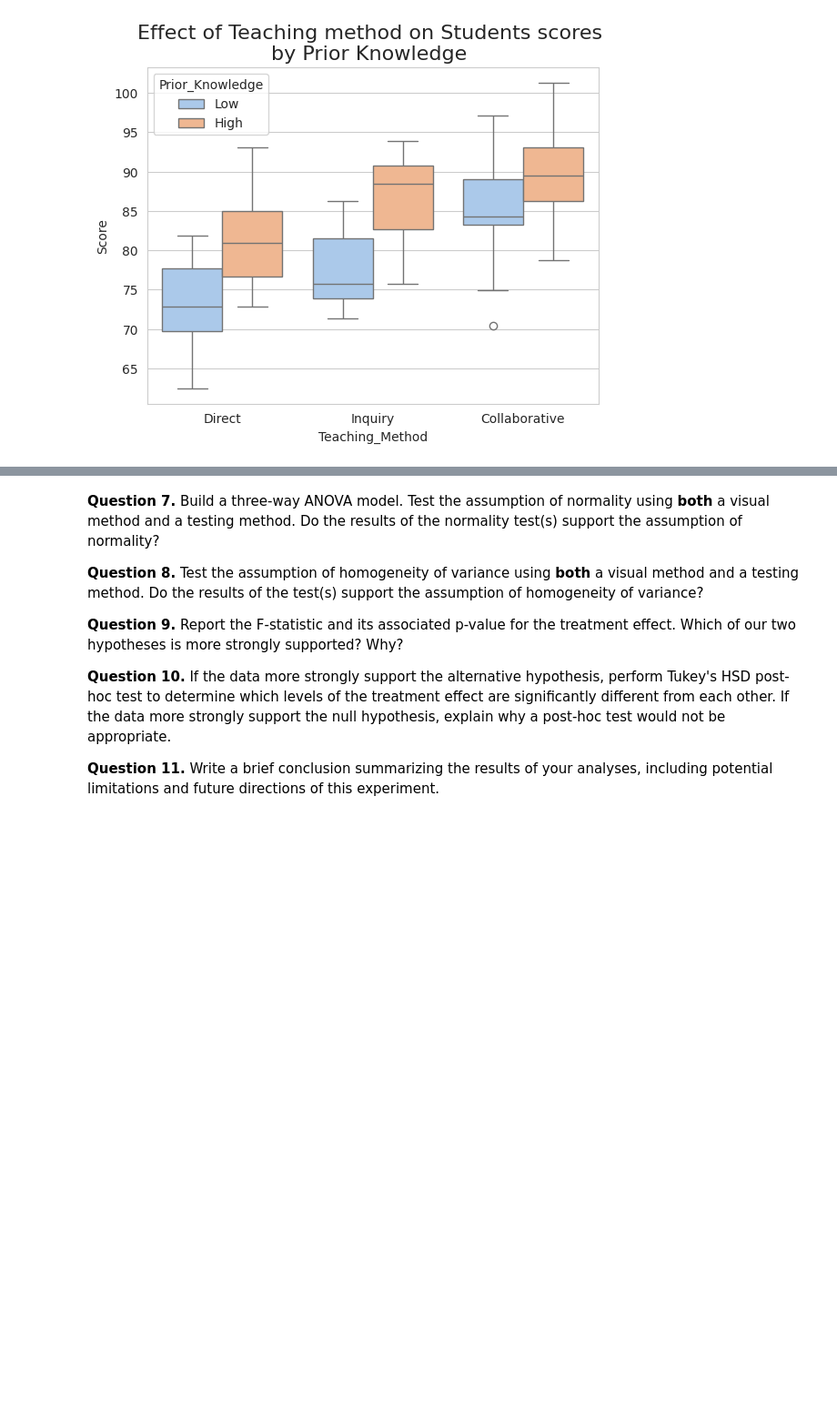
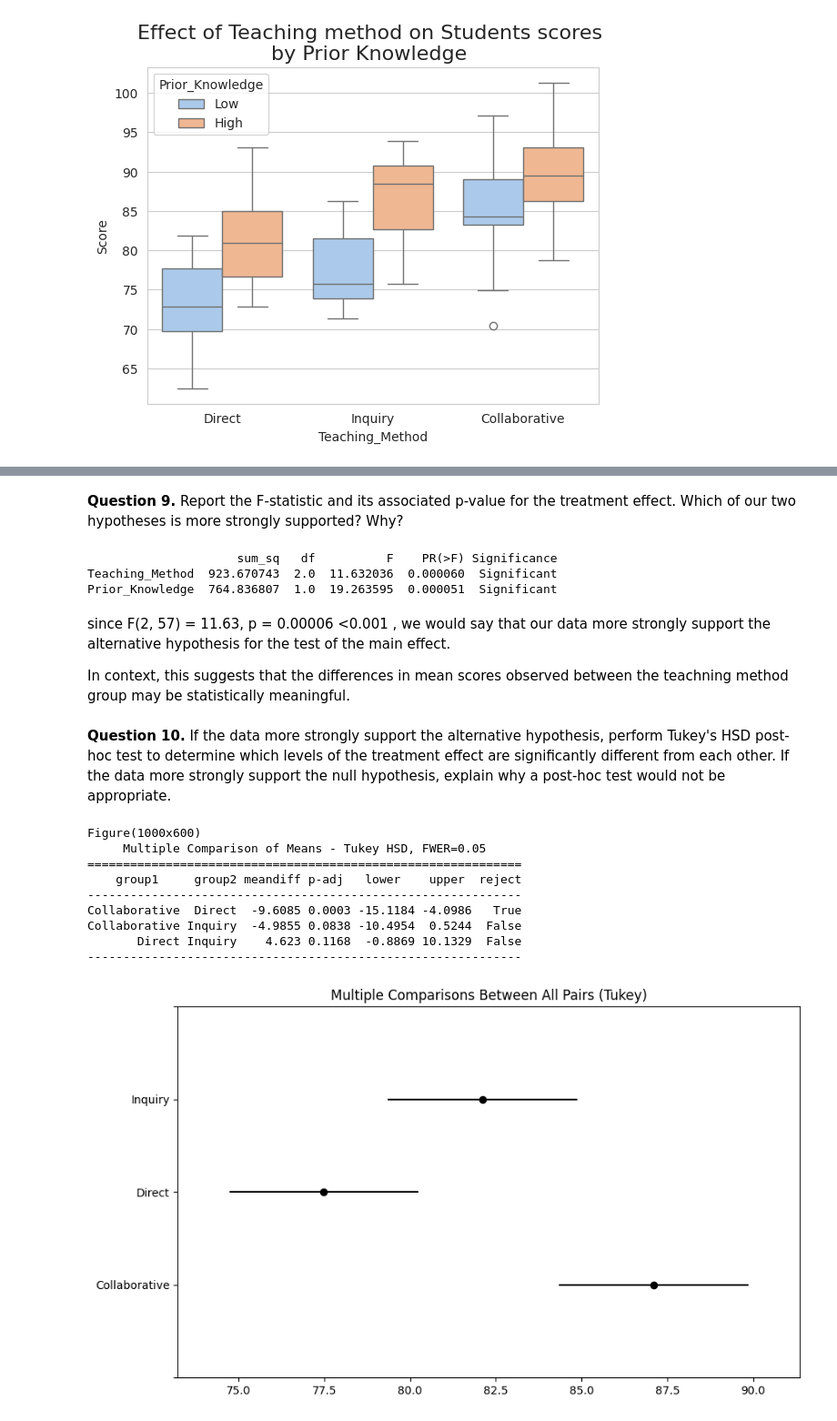
Before and after one commit to elo-meriem/STAT-7220-Applied-Experimental-Design, a Jupyter notebook: Assignments/HW2/HW-2.ipynb, the cells around one changed output, grey strips where cells are left out. Shown at 91% size. Drawn from its saved outputs; the diff is of its cells as text; code cells hidden in the pictures; blank space fills up the shorter version.

```diff
--- a/Assignments/HW2/HW-2.ipynb
+++ b/Assignments/HW2/HW-2.ipynb
@@ -197,10 +300,42 @@ plt.show()
+# %% [markdown]
+**Question 9.** Report the F-statistic and its associated p-value for the treatment effect. Which of our two hypotheses is more strongly supported? Why?
+# %%
+## Print ANOVA Table Again ##
+
+print(ex_tab.loc[["Teaching_Method","Prior_Knowledge"]])
+# %% [output]
+                     sum_sq   df          F    PR(>F) Significance
+Teaching_Method  923.670743  2.0  11.632036  0.000060  Significant
+Prior_Knowledge  764.836807  1.0  19.263595  0.000051  Significant
+# %% [markdown]
+since F(2, 57) = 11.63, p = 0.00006 <0.001 , we would say that our data more strongly support the alternative hypothesis for the test of the main effect.
+
+In context, this suggests that the differences in mean scores observed between the teachning method group may be statistically meaningful.
 # %% [markdown]
-**Question 7.** Build a three-way ANOVA model. Test the assumption of normality using **both** a visual method and a testing method. Do the results of the normality test(s) support the assumption of normality?
-
-**Question 8.** Test the assumption of homogeneity of variance using **both** a visual method and a testing method. Do the results of the test(s) support the assumption of homogeneity of variance?
-
-**Question 9.** Report the F-statistic and its associated p-value for the treatment effect. Which of our two hypotheses is more strongly supported? Why?
-
 **Question 10.** If the data more strongly support the alternative hypothesis, perform Tukey's HSD post-hoc test to determine which levels of the treatment effect are significantly different from each other. If the data more strongly support the null hypothesis, explain why a post-hoc test would not be appropriate.
-
-**Question 11.** Write a brief conclusion summarizing the results of your analyses, including potential limitations and future directions of this experiment.
+# %%
+## Import pairwise_tukeyhsd function ##
+
+from statsmodels.stats.multicomp import pairwise_tukeyhsd
+
+## Perform Tukey's HSD test  ##
+
+tukey_result = pairwise_tukeyhsd(endog=teaching_data['Score'], groups=teaching_data['Teaching_Method'],
+                                 alpha=0.05)
+
+## Print Tukey Visualization ##
+
+print(tukey_result.plot_simultaneous())
+
+print(tukey_result)
+# %% [output]
+Figure(1000x600)
+     Multiple Comparison of Means - Tukey HSD, FWER=0.05
+=============================================================
+    group1     group2 meandiff p-adj   lower    upper  reject
+-------------------------------------------------------------
+Collaborative  Direct  -9.6085 0.0003 -15.1184 -4.0986   True
+Collaborative Inquiry  -4.9855 0.0838 -10.4954  0.5244  False
+       Direct Inquiry    4.623 0.1168  -0.8869 10.1329  False
+-------------------------------------------------------------
+[figure, added]
```
Also changed, not shown: parts of 14 cells of this notebook.
